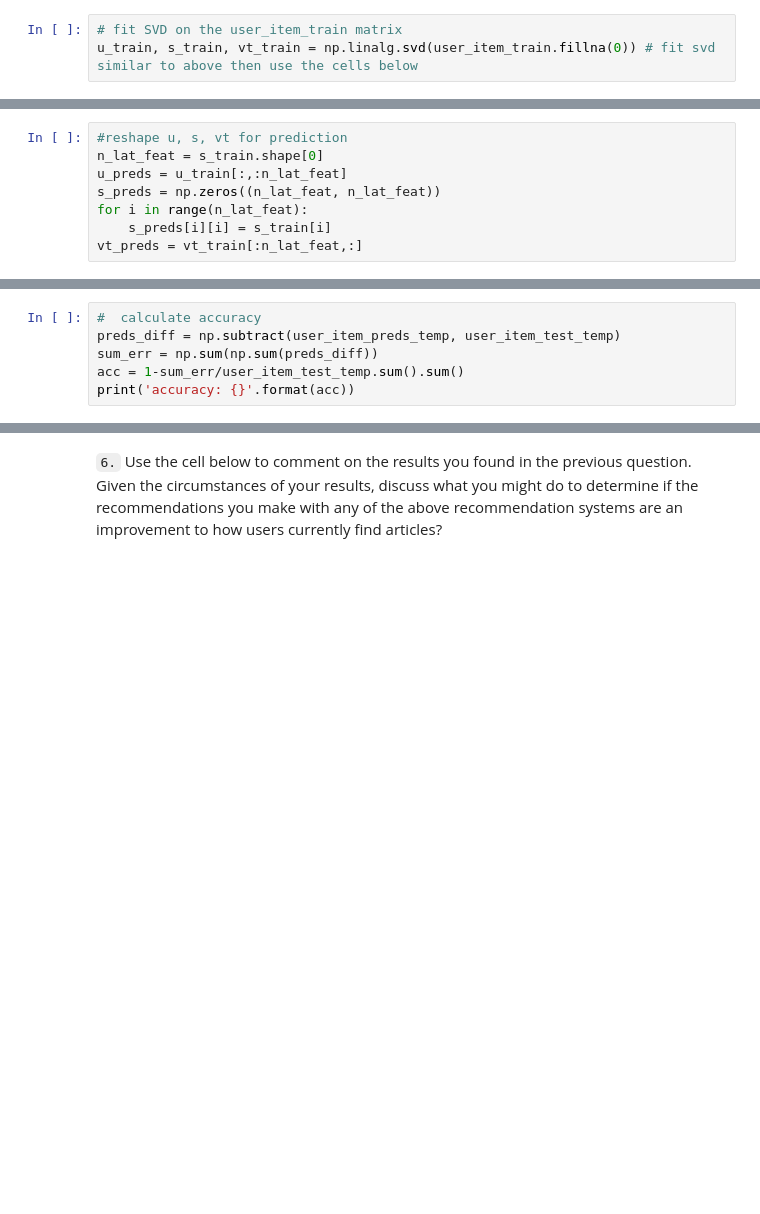
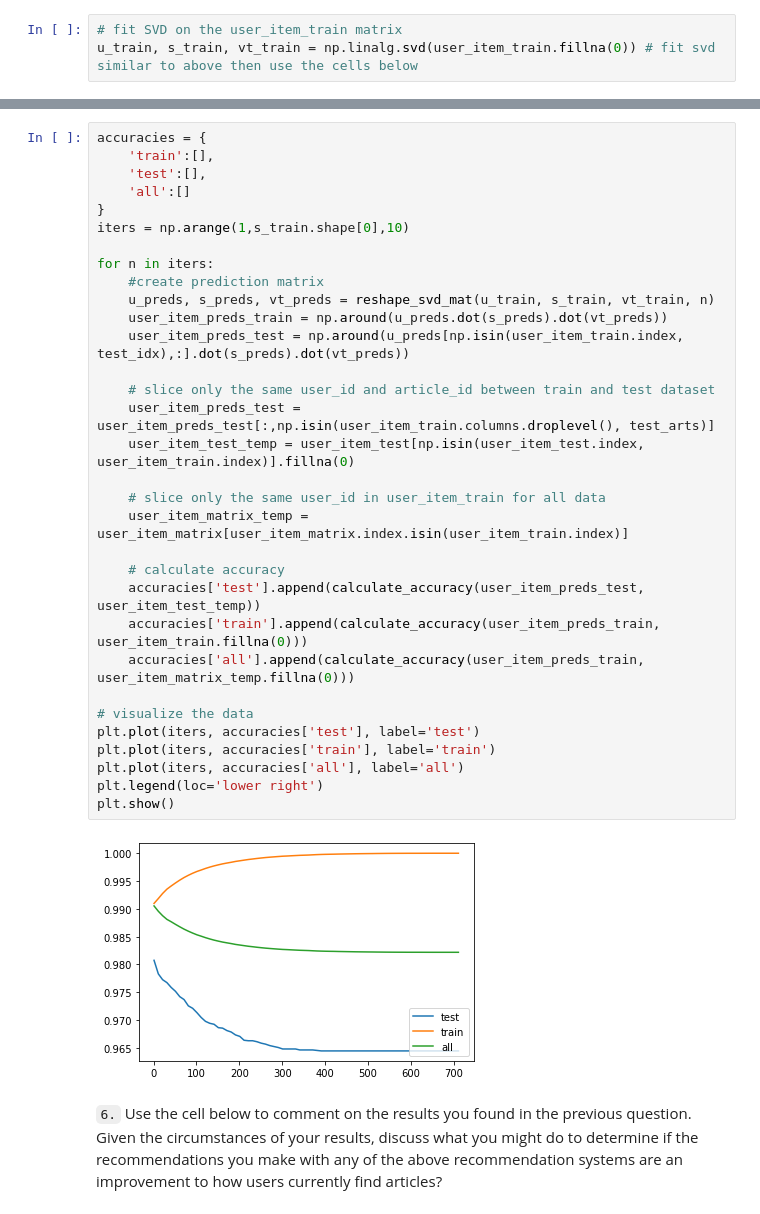
Before and after one commit to fahmiduldul/ds-recommendation-engine, a Jupyter notebook: Recommendations_with_IBM.ipynb, the cells around one changed output, grey strips where cells are left out. Cells and saved outputs as stored; diff of their text form; blank space fills up the shorter version.

Commit message:
feat: add accuracy lineplot

```diff
--- a/Recommendations_with_IBM.ipynb
+++ b/Recommendations_with_IBM.ipynb
@@ -729,8 +725,0 @@ u_train.shape
-# %%
-#reshape u, s, vt for prediction
-n_lat_feat = s_train.shape[0]
-u_preds = u_train[:,:n_lat_feat]
-s_preds = np.zeros((n_lat_feat, n_lat_feat))
-for i in range(n_lat_feat):
-    s_preds[i][i] = s_train[i]
-vt_preds = vt_train[:n_lat_feat,:]
@@ -743,6 +725,0 @@ user_item_test_temp = user_item_test[np.isin(user_item_test.index, user_item_tra
-# %%
-#  calculate accuracy
-preds_diff = np.subtract(user_item_preds_temp, user_item_test_temp)
-sum_err = np.sum(np.sum(preds_diff))
-acc = 1-sum_err/user_item_test_temp.sum().sum()
-print('accuracy: {}'.format(acc))
@@ -751,3 +769,37 @@ accuracy: 0.8807339449541286
+# %%
+accuracies = {
+    'train':[],
+    'test':[],
+    'all':[]
+}
+iters = np.arange(1,s_train.shape[0],10)
+
+for n in iters:
+    #create prediction matrix
+    u_preds, s_preds, vt_preds = reshape_svd_mat(u_train, s_train, vt_train, n)
+    user_item_preds_train = np.around(u_preds.dot(s_preds).dot(vt_preds))
+    user_item_preds_test = np.around(u_preds[np.isin(user_item_train.index, test_idx),:].dot(s_preds).dot(vt_preds))
+
+    # slice only the same user_id and article_id between train and test dataset
+    user_item_preds_test = user_item_preds_test[:,np.isin(user_item_train.columns.droplevel(), test_arts)]
+    user_item_test_temp = user_item_test[np.isin(user_item_test.index, user_item_train.index)].fillna(0)
+
+    # slice only the same user_id in user_item_train for all data
+    user_item_matrix_temp = user_item_matrix[user_item_matrix.index.isin(user_item_train.index)]
+
+    # calculate accuracy
+    accuracies['test'].append(calculate_accuracy(user_item_preds_test, user_item_test_temp))
+    accuracies['train'].append(calculate_accuracy(user_item_preds_train, user_item_train.fillna(0)))
+    accuracies['all'].append(calculate_accuracy(user_item_preds_train, user_item_matrix_temp.fillna(0)))
+
+# visualize the data
+plt.plot(iters, accuracies['test'], label='test')
+plt.plot(iters, accuracies['train'], label='train')
+plt.plot(iters, accuracies['all'], label='all')
+plt.legend(loc='lower right')
+plt.show()
+# %% [output]
+[figure, added]
 # %% [markdown]
 `6.` Use the cell below to comment on the results you found in the previous question. Given the circumstances of your results, discuss what you might do to determine if the recommendations you make with any of the above recommendation systems are an improvement to how users currently find articles?
 # %% [markdown]
```
Also changed, not shown: parts of 9 cells of this notebook.
